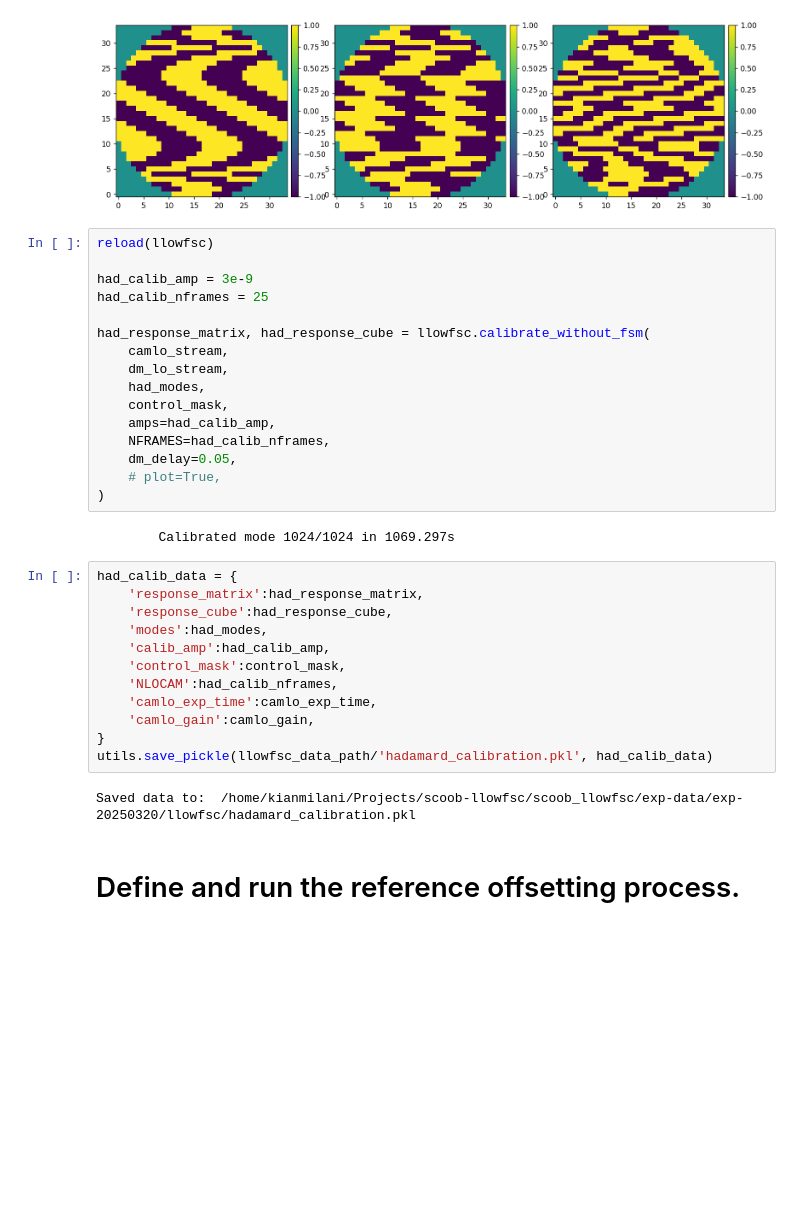
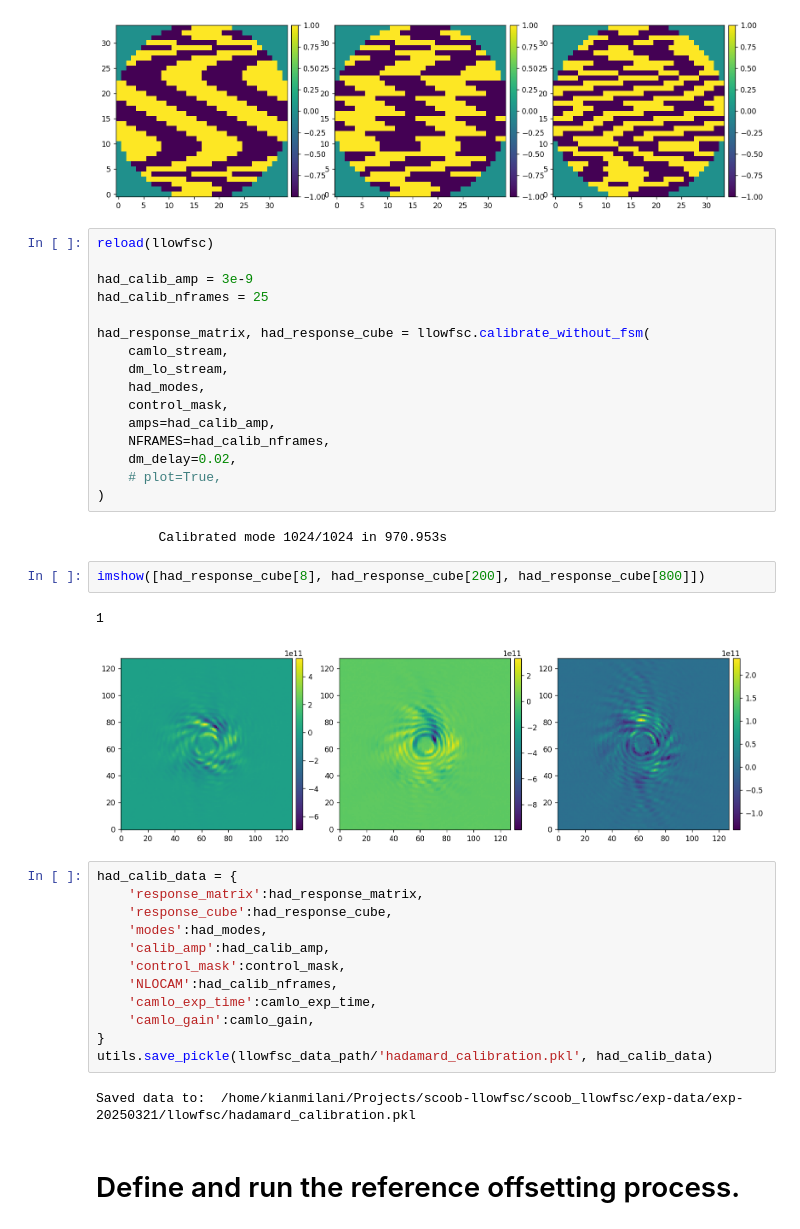
Before and after one commit to kian1377/scoob-llowfsc, a Jupyter notebook: exp-notebooks/run_llowfsc.ipynb, the cells around one changed output. Saved outputs shown, nothing was run; the diff lists cells and outputs as text; blank space fills up the shorter version.

```diff
--- a/exp-notebooks/run_llowfsc.ipynb
+++ b/exp-notebooks/run_llowfsc.ipynb
@@ -209,11 +217,16 @@ had_response_matrix, had_response_cube = llowfsc.calibrate_without_fsm(
     control_mask,
     amps=had_calib_amp,
     NFRAMES=had_calib_nframes,
-    dm_delay=0.05,
+    dm_delay=0.02,
     # plot=True,
 )
 # %% [output]
-        Calibrated mode 1024/1024 in 1069.297s
+        Calibrated mode 1024/1024 in 970.953s
+# %%
+imshow([had_response_cube[8], had_response_cube[200], had_response_cube[800]])
+# %% [output]
+1
+[figure, added]
 # %%
 had_calib_data = {
     'response_matrix':had_response_matrix,
@@ -227,7 +240,7 @@ had_calib_data = {
 }
 utils.save_pickle(llowfsc_data_path/'hadamard_calibration.pkl', had_calib_data)
 # %% [output]
-Saved data to:  /home/kianmilani/Projects/scoob-llowfsc/scoob_llowfsc/exp-data/exp-20250320/llowfsc/hadamard_calibration.pkl
+Saved data to:  /home/kianmilani/Projects/scoob-llowfsc/scoob_llowfsc/exp-data/exp-20250321/llowfsc/hadamard_calibration.pkl
 # %% [markdown]
 # Define and run the reference offsetting process.
 # %%
```
Also changed, not shown: parts of 14 cells of this notebook, 3 other files.
